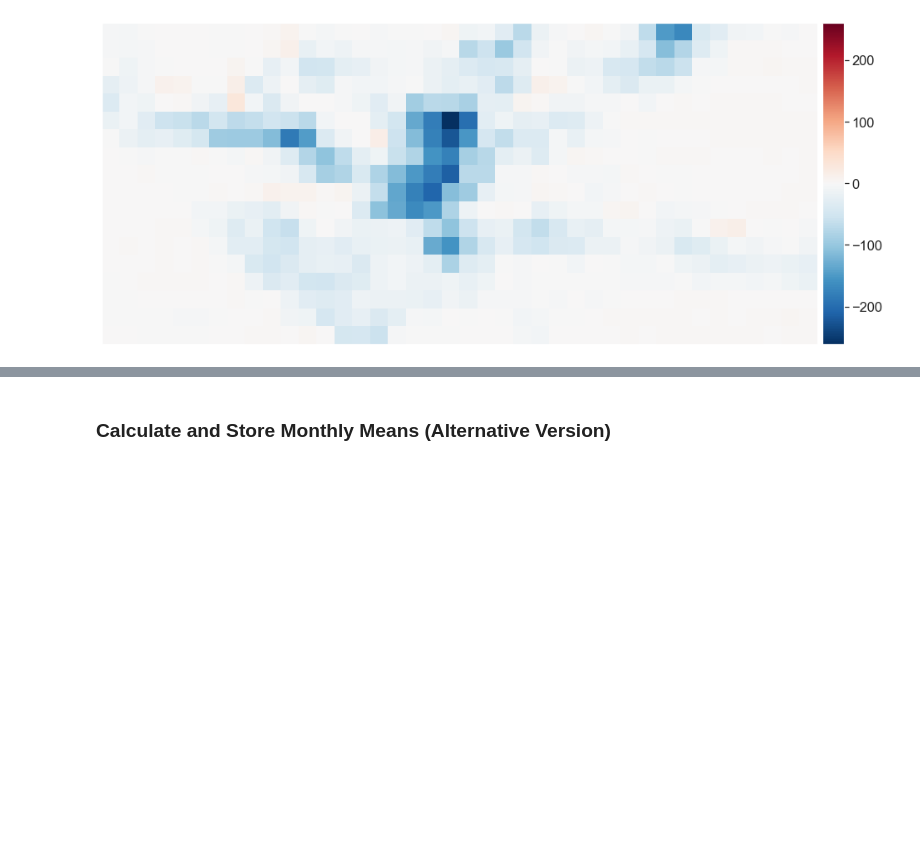
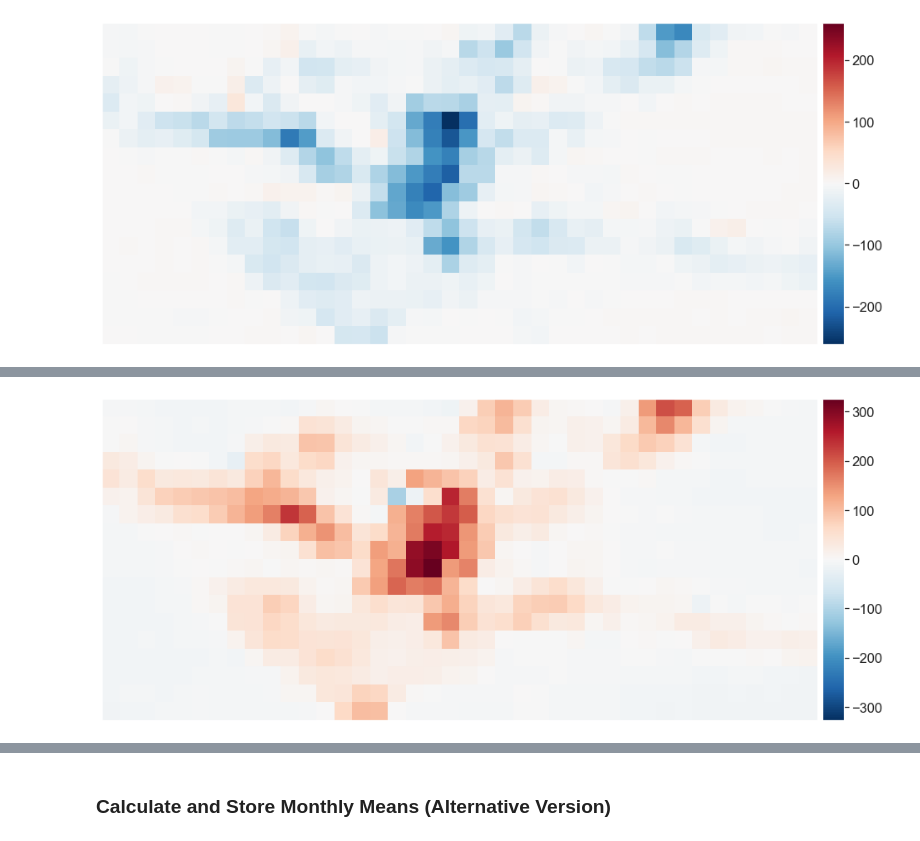
Before and after one commit to calekochenour/remote-sensing-fusion, a Jupyter notebook: 01-code-scripts/penn-state-black-marble-radiance-monthly-means.ipynb, the cells around one changed output, grey strips where cells are left out. Saved outputs shown, nothing was run; the diff lists cells and outputs as text; code cells hidden in the pictures; blank space fills up the shorter version.

Commit message:
Calculate monthly means for Sept 2018 - April 2020

```diff
--- a/01-code-scripts/penn-state-black-marble-radiance-monthly-means.ipynb
+++ b/01-code-scripts/penn-state-black-marble-radiance-monthly-means.ipynb
@@ -469,7 +439,7 @@ len(date_list)
 # %%
 # Store all daily filled values in nested dictionary
 #  (indexed by [Year][Month][Day])
-radiance_sept_2019_apr_2020 = rd.store_data(
+radiance_sept_2018_apr_2020 = rd.store_data(
     psu_radiance_filled, psu_cloud_mask_filled,
     mask_value=100, array_shape=(18, 40), dates=date_list)
 # %% [markdown]
@@ -477,6 +447,18 @@ radiance_sept_2019_apr_2020 = rd.store_data(
 # %%
 # Define year/month tuples to loop through
 months = [
+    ('2018', '09'),
+    ('2018', '10'),
+    ('2018', '11'),
+    ('2018', '12'),
+    ('2019', '01'),
+    ('2019', '02'),
+    ('2019', '03'),
+    ('2019', '04'),
+    ('2019', '05'),
+    ('2019', '06'),
+    ('2019', '07'),
+    ('2019', '08'),
     ('2019', '09'),
     ('2019', '10'),
     ('2019', '11'),
@@ -488,17 +470,17 @@ months = [
 ]
 # %%
 # Initialize dictionary to store monthly mean radiance arrays
-radiance_mean_dict = {}
+radiance_monthtly_mean = {}
 
 # Loop through all months
 for year, month in months:
 
      # Add year to dictionary if not existing key
-    if year not in radiance_mean_dict.keys():
-        radiance_mean_dict[year] = {}
+    if year not in radiance_monthtly_mean.keys():
+        radiance_monthtly_mean[year] = {}
 
     # Get dictionary of monthly arrays
-    radiance_dict = radiance_sept_2019_apr_2020.get(year).get(month)
+    radiance_dict = radiance_sept_2018_apr_2020.get(year).get(month)
 
     # Flatten dictionary to list of arrays
     radiance_arrays = rd.flatten_data(radiance_dict)
@@ -507,5 +489,5 @@ for year, month in months:
     radiance_mean = rd.calculate_mean(radiance_arrays)
 
     # Add mean array to dictionary
-    radiance_mean_dict[year][month] = radiance_mean
+    radiance_monthtly_mean[year][month] = radiance_mean
 # %%
@@ -557,0 +566,20 @@ plt.show()
+# %%
+# Calculate September 2018 to September 2019 difference
+diff_sep_2018_sep_2019 = rd.subtract_arrays(
+    radiance_monthtly_mean.get('2019').get('09'),
+    radiance_monthtly_mean.get('2018').get('09'))
+
+# Plot difference from September 2018 to September 2019
+ep.plot_bands(
+    diff_sep_2018_sep_2019,
+    scale=False,
+#     vmin=-200,
+#     vmax=200,
+    vmin=-diff_sep_2018_sep_2019.max(),
+    vmax=diff_sep_2018_sep_2019.max(),
+    cmap='RdBu_r',
+    figsize=(16, 8))
+
+plt.show()
+# %% [output]
+[figure, added]
```
Also changed, not shown: parts of 44 cells of this notebook.
